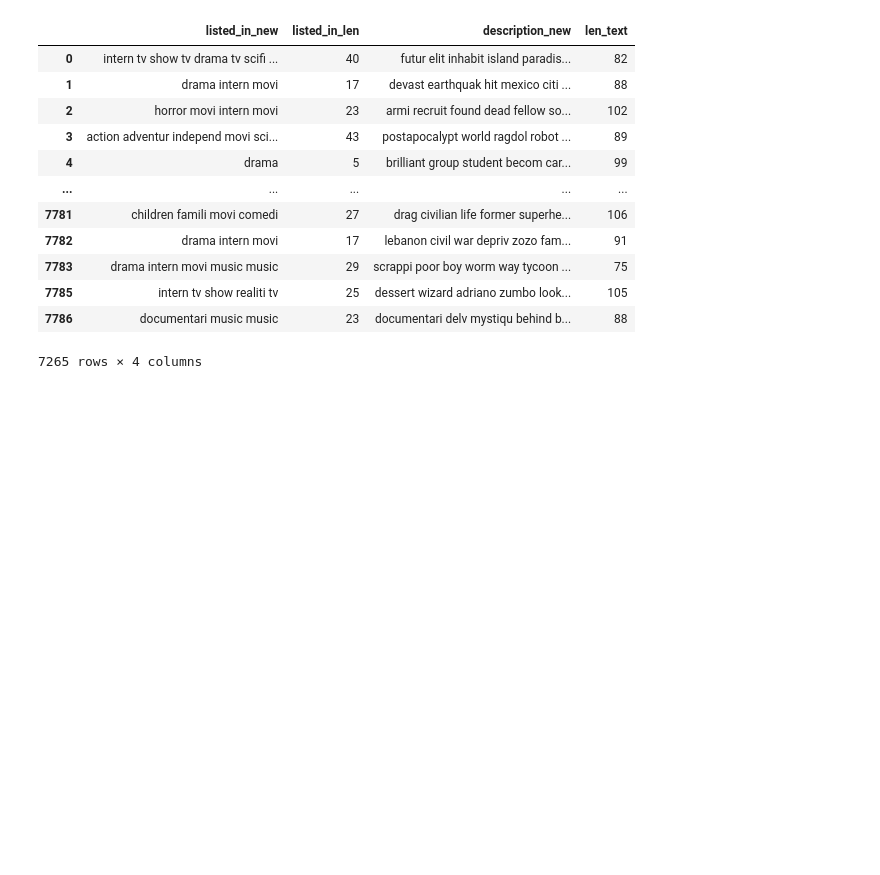
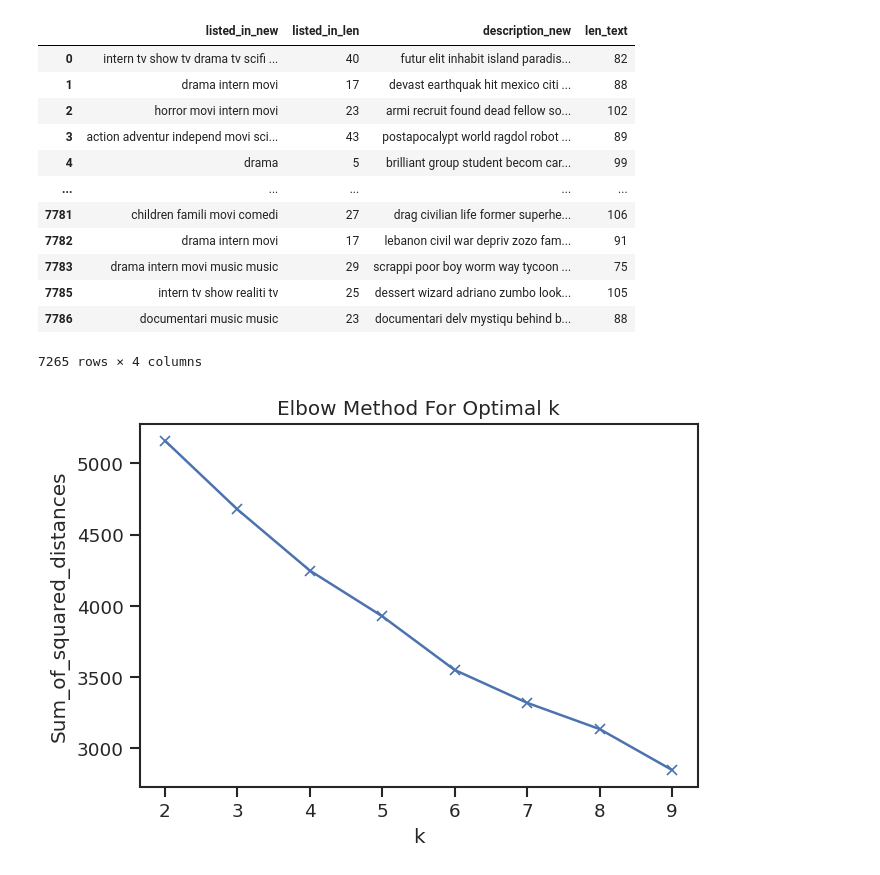
Before and after one commit to Saurabhf/Netflix_Movies_And_TV_Shows_Clustering, a Jupyter notebook: NETFLIX_MOVIES_AND_TV_SHOWS_CLUSTERING.ipynb, the cells around one changed output. Cells and saved outputs as stored; diff of their text form; code cells hidden in the pictures; blank space fills up the shorter version.

```diff
--- a/NETFLIX_MOVIES_AND_TV_SHOWS_CLUSTERING.ipynb
+++ b/NETFLIX_MOVIES_AND_TV_SHOWS_CLUSTERING.ipynb
@@ -1007,3 +1007,23 @@ netflixclusdf[['listed_in_new', 'listed_in_len', 'description_new', 'len_text']]
 | 7785 | intern tv show realiti tv | 25 | dessert wizard adriano zumbo look... | 105 |
 | 7786 | documentari music music | 23 | documentari delv mystiqu behind b... | 88 |
 7265 rows × 4 columns
+# %%
+# initialize the vectorizer
+vectorizer = TfidfVectorizer(sublinear_tf=True, min_df=5, max_df=0.95)
+# fit_transform applies TF-IDF to clean texts - we save the array of vectors in X
+X = vectorizer.fit_transform(netflixclusdf['listed_in_new'])
+# %%
+from sklearn.cluster import KMeans
+Sum_of_squared_distances = []
+K = range(2,10)
+for k in K:
+   km = KMeans(n_clusters=k, max_iter=300, n_init=10)
+   km = km.fit(X)
+   Sum_of_squared_distances.append(km.inertia_)
+plt.plot(K, Sum_of_squared_distances, 'bx-')
+plt.xlabel('k')
+plt.ylabel('Sum_of_squared_distances')
+plt.title('Elbow Method For Optimal k')
+plt.show()
+# %% [output]
+[figure, added]
```
Also changed, not shown: parts of 2 cells of this notebook.
